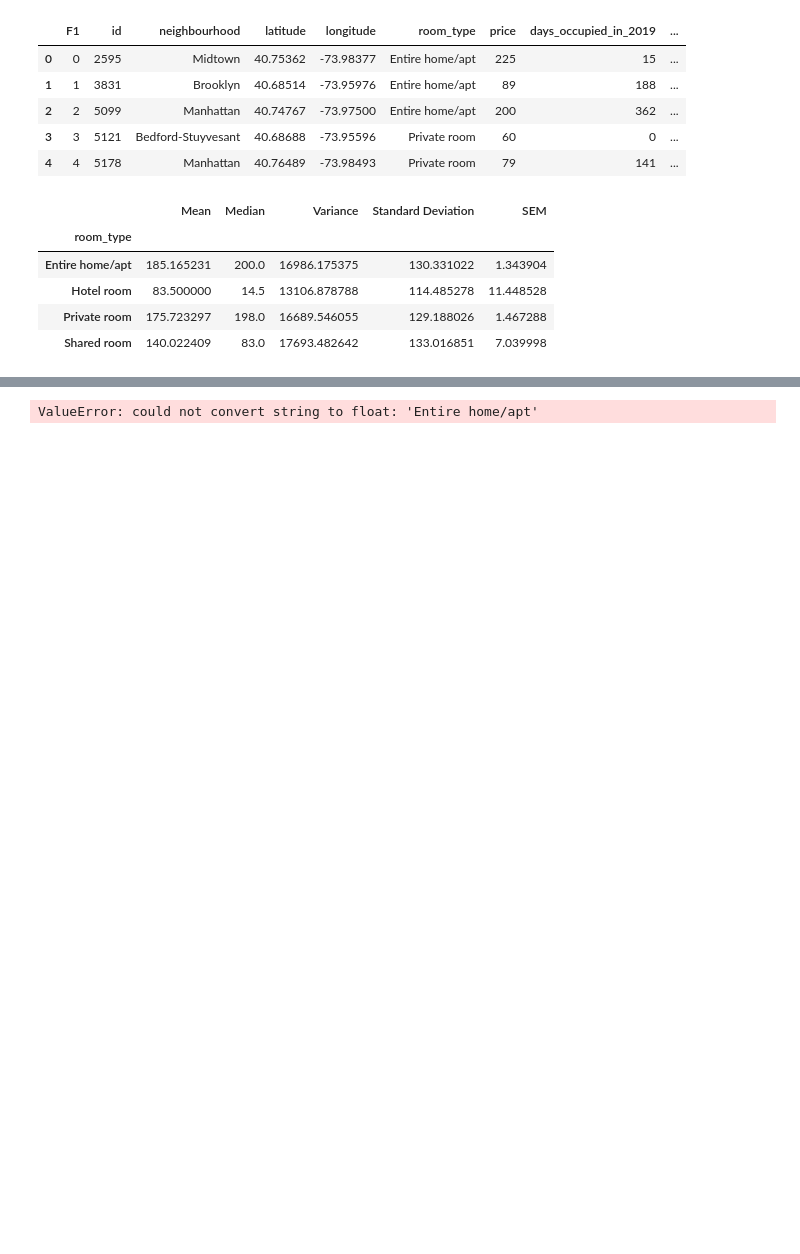
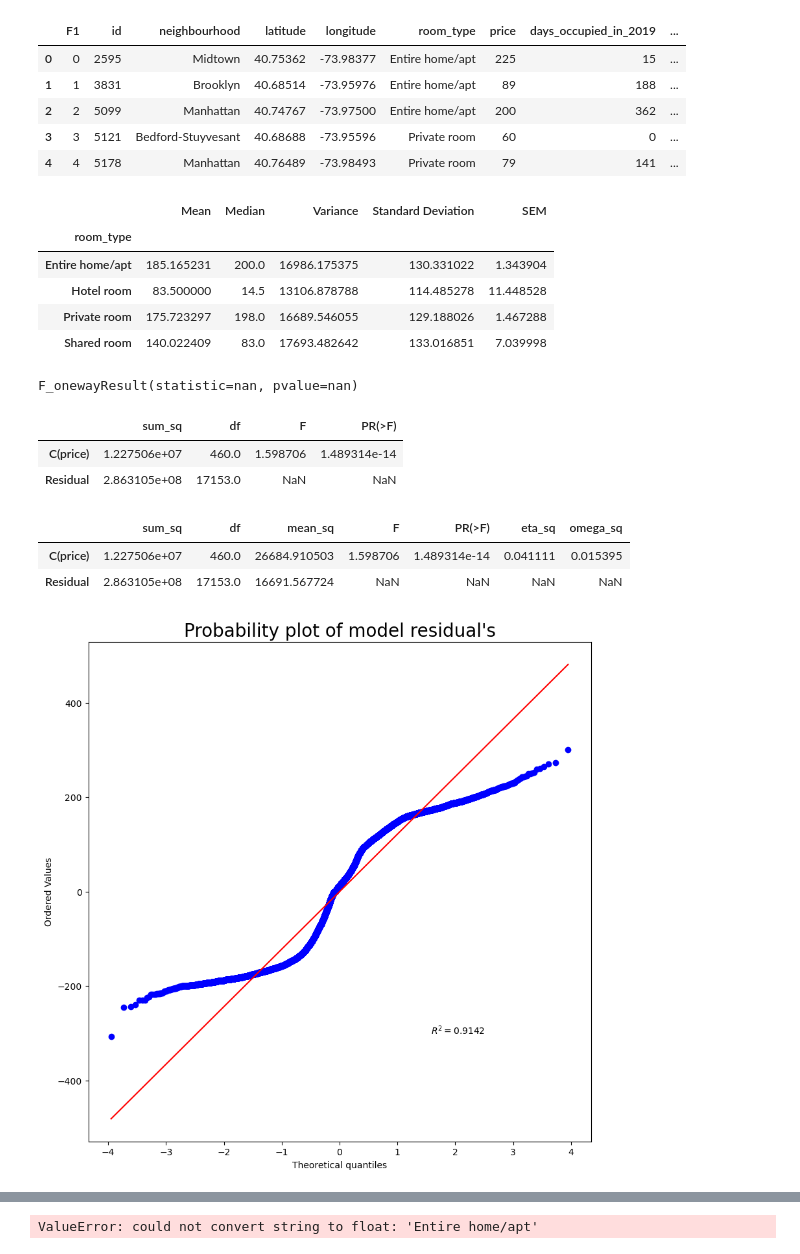
Before and after one commit to RLButch/group-project-1, a Jupyter notebook: NYRentalListingAnalysis.ipynb, the cells around one changed output, grey strips where cells are left out. Drawn from its saved outputs; the diff is of its cells as text; code cells hidden in the pictures; blank space fills up the shorter version.

```diff
--- a/NYRentalListingAnalysis.ipynb
+++ b/NYRentalListingAnalysis.ipynb
@@ -89,3 +108,49 @@ daysoccupied_df
 | Hotel room | 83.500000 | 14.5 | 13106.878788 | 114.485278 | 11.448528 |
 | Private room | 175.723297 | 198.0 | 16689.546055 | 129.188026 | 1.467288 |
 | Shared room | 140.022409 | 83.0 | 17693.482642 | 133.016851 | 7.039998 |
+# %%
+#ANOVA
+stats.f_oneway(realestate_data_clean_df['days_occupied_in_2019'][realestate_data_clean_df['price'] == 'high'],
+               realestate_data_clean_df['days_occupied_in_2019'][realestate_data_clean_df['price'] == 'low']
+            )
+# %% [output]
+F_onewayResult(statistic=nan, pvalue=nan)
+# %%
+import statsmodels.api as sm
+from statsmodels.formula.api import ols
+
+model = ols('days_occupied_in_2019 ~ C(price)', data=realestate_data_clean_df).fit()
+aov_table = sm.stats.anova_lm(model, typ=2)
+aov_table
+# %% [output]
+|  | sum_sq | df | F | PR(>F) |
+| C(price) | 1.227506e+07 | 460.0 | 1.598706 | 1.489314e-14 |
+| Residual | 2.863105e+08 | 17153.0 | NaN | NaN |
+# %%
+def anova_table(aov):
+    aov['mean_sq'] = aov[:]['sum_sq']/aov[:]['df']
+
+    aov['eta_sq'] = aov[:-1]['sum_sq']/sum(aov['sum_sq'])
+
+    aov['omega_sq'] = (aov[:-1]['sum_sq']-(aov[:-1]['df']*aov['mean_sq'][-1]))/(sum(aov['sum_sq'])+aov['mean_sq'][-1])
+
+    cols = ['sum_sq', 'df', 'mean_sq', 'F', 'PR(>F)', 'eta_sq', 'omega_sq']
+    aov = aov[cols]
+    return aov
+
+anova_table(aov_table)
+# %% [output]
+|  | sum_sq | df | mean_sq | F | PR(>F) | eta_sq | omega_sq |
+| C(price) | 1.227506e+07 | 460.0 | 26684.910503 | 1.598706 | 1.489314e-14 | 0.041111 | 0.015395 |
+| Residual | 2.863105e+08 | 17153.0 | 16691.567724 | NaN | NaN | NaN | NaN |
+# %%
+fig = plt.figure(figsize= (10, 10))
+ax = fig.add_subplot(111)
+
+normality_plot, stat = stats.probplot(model.resid, plot= plt, rvalue= True)
+ax.set_title("Probability plot of model residual's", fontsize= 20)
+ax.set
+
+plt.show()
+# %% [output]
+[figure, added]
```
Also changed, not shown: parts of 5 cells of this notebook, 2 other files.
